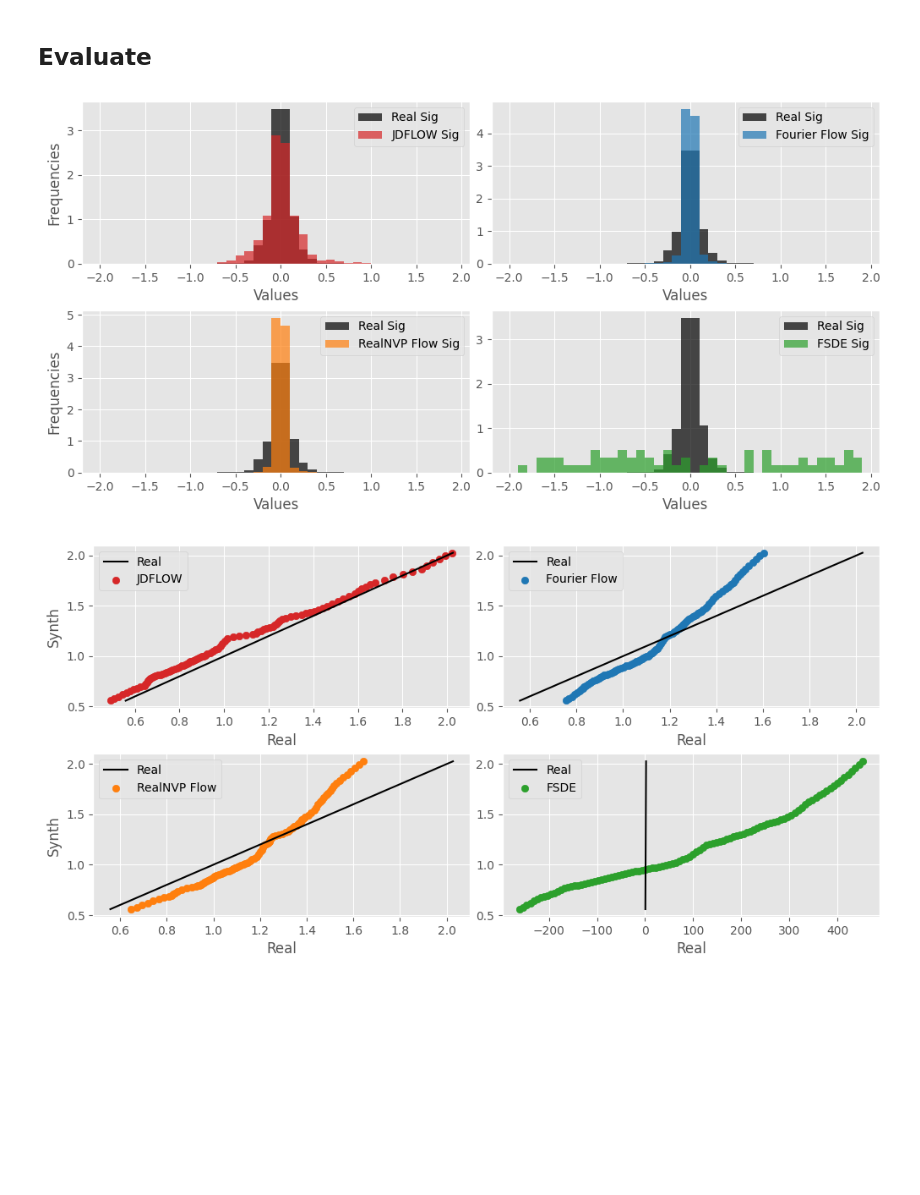
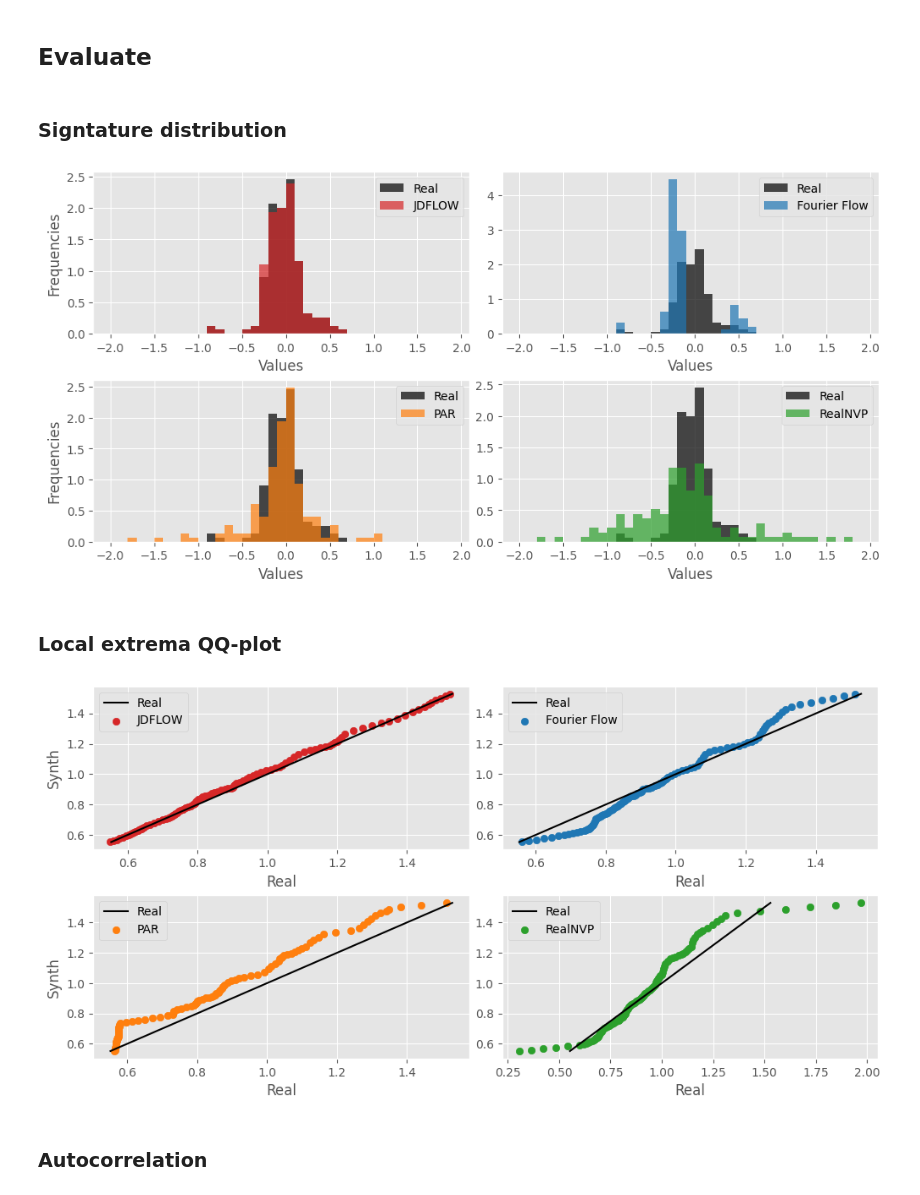
Before and after one commit to kirillzx/JDFlow, a Jupyter notebook: generator_main.ipynb, the cells around one changed output. Saved outputs shown, nothing was run; the diff lists cells and outputs as text; code cells hidden in the pictures; blank space fills up the shorter version.

```diff
--- a/generator_main.ipynb
+++ b/generator_main.ipynb
@@ -600,6 +588,0 @@ plt.show()
-# %%
-samples_fsde = []
-for i in data_tensor:
-    samples_fsde.append(train(i.view(-1, 1), method='fSDE', epochs=10))
-
-samples_fsde = np.array(samples_fsde)[:,0]
@@ -610,4 +589,12 @@ synth_fsde = synth_fsde[np.random.randint(0, len(synth_fsde), M)]
 # %%
+samples_fsde = []
+for i in data_tensor:
+    samples_fsde.append(train_fsde(i.view(-1, 1), method='RNN', epochs=100))
+
+samples_fsde = np.array(samples_fsde)[:, 0]
+
+synth_fsde = inverse_preprocessing(samples_fsde, M, scaler)
+
 plt.subplots(figsize=(6, 4), dpi=100)
 
 plt.plot(synth_fsde.T)
@@ -622,0 +660,6 @@ plt.show()
+# %%
+par = PARSynthesizer(metadata=metadata, epochs=500, verbose=True)
+par.fit(df_ctgan)
+
+samples_PAR = par.sample(num_sequences=1)
+samples_PAR = samples_PAR.iloc[:, :M].values.T
@@ -623,5 +674,7 @@ plt.show()
 # %% [markdown]
 ## Evaluate
+# %% [markdown]
+### Signtature distribution
 # %%
 fig, axs = plt.subplots(2, 2, figsize=(10, 5), dpi=100)
 
@@ -634,47 +687,49 @@ signature_real = signature_set(signature_traj)[1:]
 signature_traj = compute_path_signature_torch(torch.FloatTensor(samples_ff), level_threshold=3)
 signature_ff = signature_set(signature_traj)[1:]
 
+signature_traj = compute_path_signature_torch(torch.FloatTensor(samples_PAR), level_threshold=3)
+signature_PAR = signature_set(signature_traj)[1:]
+
 signature_traj = compute_path_signature_torch(torch.FloatTensor(samples_rnvp), level_threshold=3)
-signature_rnvp = signature_set(signature_traj)[1:]
-
-signature_traj = compute_path_signature_torch(torch.FloatTensor(samples_fsde), level_threshold=3)
-signature_fsde = signature_set(signature_traj)[1:]
+signature_timeGAN = signature_set(signature_traj)[1:]
 
 
 
-axs[0, 0].hist(signature_real, bins=np.arange(-2, 2, 0.1), label='Real Sig', color='black', alpha=0.7, density=True)
-axs[0, 0].hist(signature, bins=np.arange(-2, 2, 0.1), label='JDFLOW Sig', color='tab:red', alpha=0.7, density=True)
+axs[0, 0].hist(signature_real, bins=np.arange(-2, 2, 0.1), label='Real', color='black', alpha=0.7, density=True)
+axs[0, 0].hist(signature, bins=np.arange(-2, 2, 0.1), label='JDFLOW', color='tab:red', alpha=0.7, density=True)
 axs[0, 0].set_xlabel('Values')
 axs[0, 0].set_ylabel('Frequencies')
 axs[0, 0].legend()
 
 
-axs[0, 1].hist(signature_real, bins=np.arange(-2, 2, 0.1), label='Real Sig', color='black', alpha=0.7, density=True)
-axs[0, 1].hist(signature_ff, bins=np.arange(-2, 2, 0.1), label='Fourier Flow Sig', color='tab:blue', alpha=0.7, density=True)
+axs[0, 1].hist(signature_real, bins=np.arange(-2, 2, 0.1), label='Real', color='black', alpha=0.7, density=True)
+axs[0, 1].hist(signature_ff, bins=np.arange(-2, 2, 0.1), label='Fourier Flow', color='tab:blue', alpha=0.7, density=True)
 axs[0, 1].set_xlabel('Values')
 # axs[0, 1].set_ylabel('Frequencies')
 axs[0, 1].legend()
 
 
-axs[1, 0].hist(signature_real, bins=np.arange(-2, 2, 0.1), label='Real Sig', color='black', alpha=0.7, density=True)
-axs[1, 0].hist(signature_rnvp, bins=np.arange(-2, 2, 0.1), label='RealNVP Flow Sig', color='tab:orange', alpha=0.7, density=True)
+axs[1, 0].hist(signature_real, bins=np.arange(-2, 2, 0.1), label='Real', color='black', alpha=0.7, density=True)
+axs[1, 0].hist(signature_PAR, bins=np.arange(-2, 2, 0.1), label='PAR', color='tab:orange', alpha=0.7, density=True)
 axs[1, 0].set_xlabel('Values')
 axs[1, 0].set_ylabel('Frequencies')
 axs[1, 0].legend()
 
 
-axs[1, 1].hist(signature_real, bins=np.arange(-2, 2, 0.1), label='Real Sig', color='black', alpha=0.7, density=True)
-axs[1, 1].hist(signature_fsde, bins=np.arange(-2, 2, 0.1), label='FSDE Sig', color='tab:green', alpha=0.7, density=True)
+axs[1, 1].hist(signature_real, bins=np.arange(-2, 2, 0.1), label='Real', color='black', alpha=0.7, density=True)
+axs[1, 1].hist(signature_timeGAN, bins=np.arange(-2, 2, 0.1), label='RealNVP', color='tab:green', alpha=0.7, density=True)
 axs[1, 1].set_xlabel('Values')
 # axs[0, 0].set_ylabel('Frequencies')
 axs[1, 1].legend()
 
 plt.subplots_adjust(wspace=0.3)
 plt.tight_layout(pad=0.5)
 # plt.savefig(f'Signature_DCL.pdf', dpi=300) #save figure
 plt.show()
 # %% [output]
-[figure, old version]
+[figure, new version]
+# %% [markdown]
+### Local extrema QQ-plot
 # %%
 fig, axs = plt.subplots(2, 2, figsize=(10, 5), dpi=100)
 
@@ -695,14 +750,14 @@ axs[0, 1].legend()
 
 
 axs[1, 0].plot(extr_quant_computation(real_data), extr_quant_computation(real_data), color='black', label='Real')
-axs[1, 0].scatter(extr_quant_computation(synth_rnvp), extr_quant_computation(real_data), color='tab:orange', label='RealNVP Flow')
+axs[1, 0].scatter(extr_quant_computation(synth_PAR), extr_quant_computation(real_data), color='tab:orange', label='PAR')
 axs[1, 0].set_xlabel('Real')
 axs[1, 0].set_ylabel('Synth')
 axs[1, 0].legend()
 
 
 axs[1, 1].plot(extr_quant_computation(real_data), extr_quant_computation(real_data), color='black', label='Real')
-axs[1, 1].scatter(extr_quant_computation(synth_fsde), extr_quant_computation(real_data), color='tab:green', label='FSDE')
+axs[1, 1].scatter(extr_quant_computation(synth_rnvp), extr_quant_computation(real_data), color='tab:green', label='RealNVP')
 axs[1, 1].set_xlabel('Real')
 # axs[1, 1].set_ylabel('Synth')
 axs[1, 1].legend()
@@ -712,7 +767,9 @@ plt.tight_layout(pad=0.5)
 # plt.savefig(f'Extrema_DCL.pdf', dpi=300) #save figure
 plt.show()
 # %% [output]
-[figure, old version]
+[figure, new version]
+# %% [markdown]
+### Autocorrelation
 # %%
 fig, axs = plt.subplots(2, 2, figsize=(10, 5), dpi=100)
 
```
Also changed, not shown: parts of 46 cells of this notebook.
